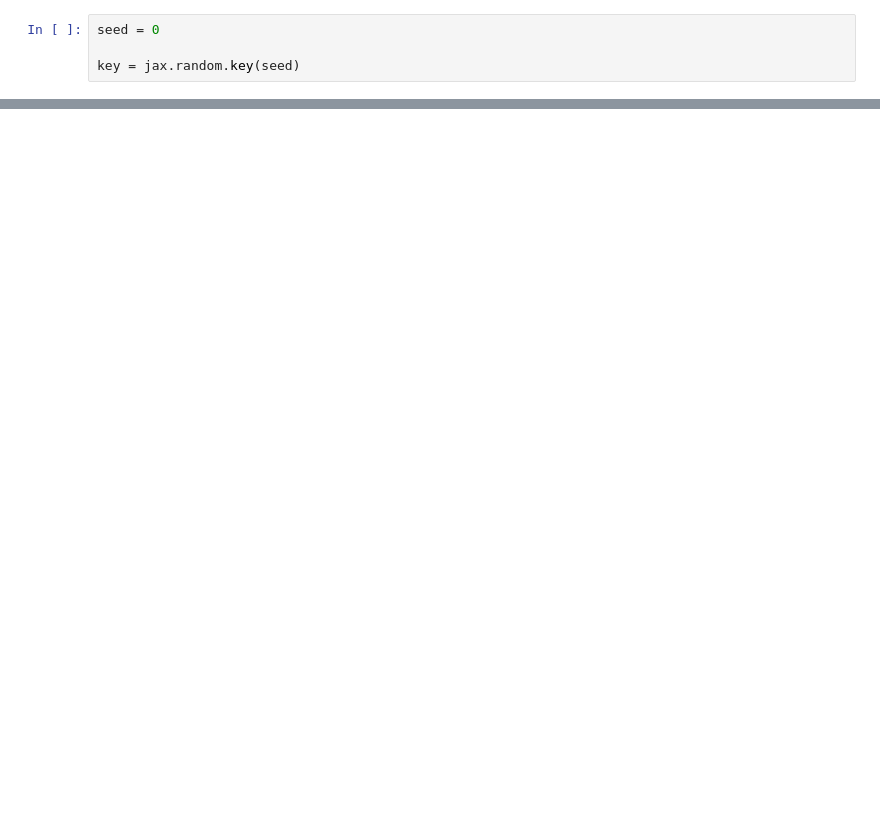
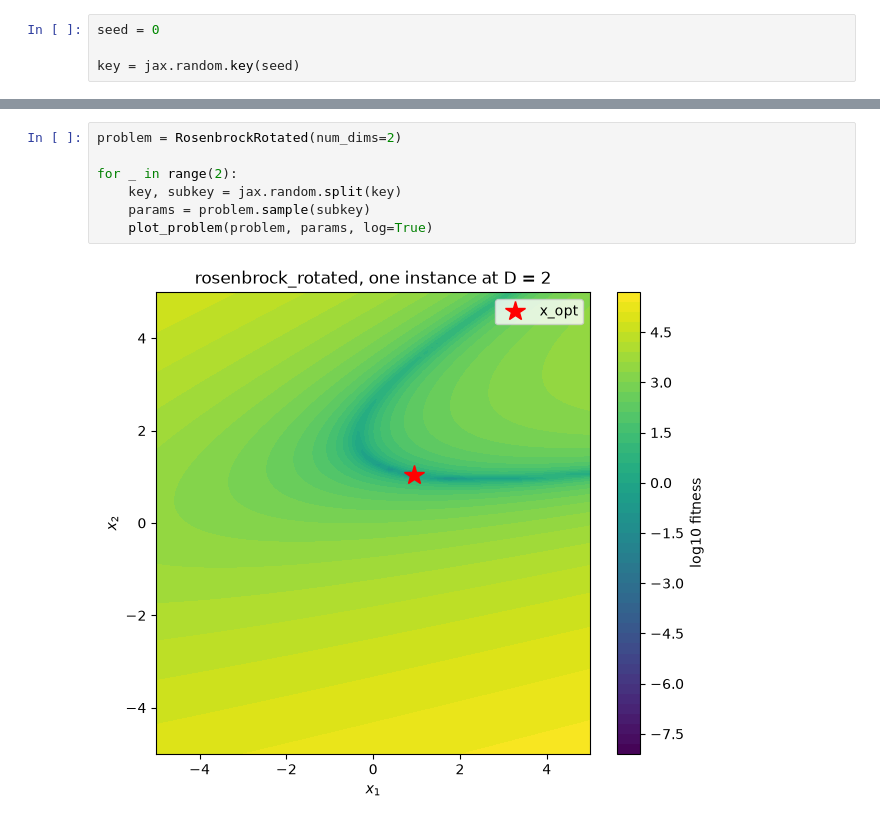
Before and after one commit to maxencefaldor/bbobax, a Jupyter notebook: notebooks/00_getting_started.ipynb, the cells around one changed output, grey strips where cells are left out. Drawn from its saved outputs; the diff is of its cells as text; blank space fills up the shorter version.

```diff
--- a/notebooks/00_getting_started.ipynb
+++ b/notebooks/00_getting_started.ipynb
@@ -257,0 +135,9 @@ plt.show()
+# %%
+problem = RosenbrockRotated(num_dims=2)
+
+for _ in range(2):
+    key, subkey = jax.random.split(key)
+    params = problem.sample(subkey)
+    plot_problem(problem, params, log=True)
+# %% [output]
+[figure, added]
```
Also changed, not shown: parts of 49 cells of this notebook, 3 other files.
